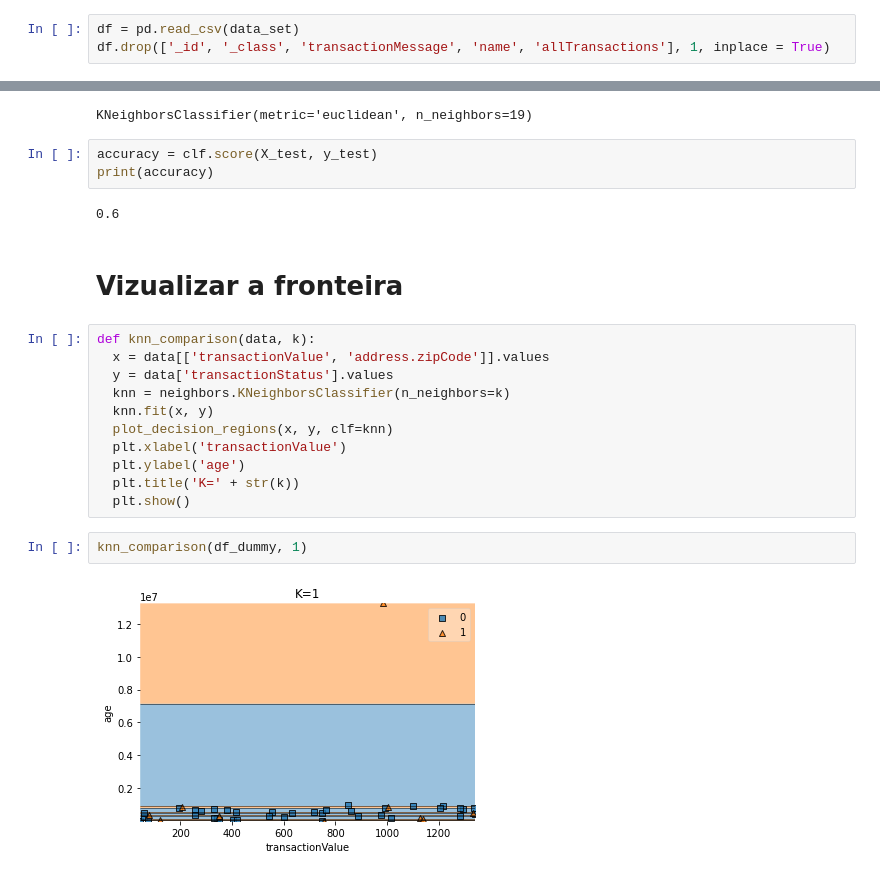
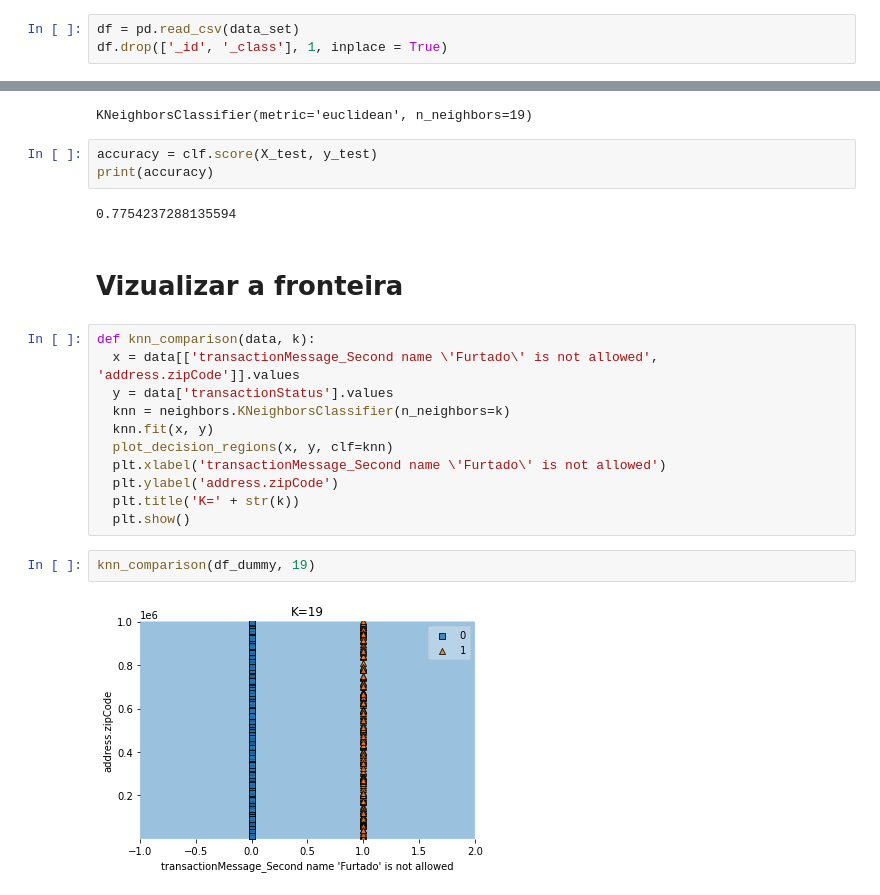
Before and after one commit to pipe-felipe/tcc_knn, a Jupyter notebook: tcc_knn.ipynb, the cells around one changed output, grey strips where cells are left out. Drawn from its saved outputs; the diff is of its cells as text.

```diff
--- a/tcc_knn.ipynb
+++ b/tcc_knn.ipynb
@@ -24,6 +24,6 @@ Mounted at /content/drive
 # %%
 df = pd.read_csv(data_set)
-df.drop(['_id', '_class', 'transactionMessage', 'name', 'allTransactions'], 1, inplace = True)
+df.drop(['_id', '_class'], 1, inplace = True)
 # %%
 df.tail()
 # %% [output]
@@ -146,24 +151,24 @@ KNeighborsClassifier(metric='euclidean', n_neighbors=19)
 accuracy = clf.score(X_test, y_test)
 print(accuracy)
 # %% [output]
-0.6
+0.7754237288135594
 # %% [markdown]
 # Vizualizar a fronteira
 # %%
 def knn_comparison(data, k):
-  x = data[['transactionValue', 'address.zipCode']].values
+  x = data[['transactionMessage_Second name \'Furtado\' is not allowed', 'address.zipCode']].values
   y = data['transactionStatus'].values
   knn = neighbors.KNeighborsClassifier(n_neighbors=k)
   knn.fit(x, y)
   plot_decision_regions(x, y, clf=knn)
-  plt.xlabel('transactionValue')
-  plt.ylabel('age')
+  plt.xlabel('transactionMessage_Second name \'Furtado\' is not allowed')
+  plt.ylabel('address.zipCode')
   plt.title('K=' + str(k))
   plt.show()
 # %%
-knn_comparison(df_dummy, 1)
+knn_comparison(df_dummy, 19)
 # %% [output]
-[figure, old version]
+[figure, new version]
 # %%
 df_dummy.head(1).T
 # %% [output]
```
Also changed, not shown: parts of 12 cells of this notebook.
